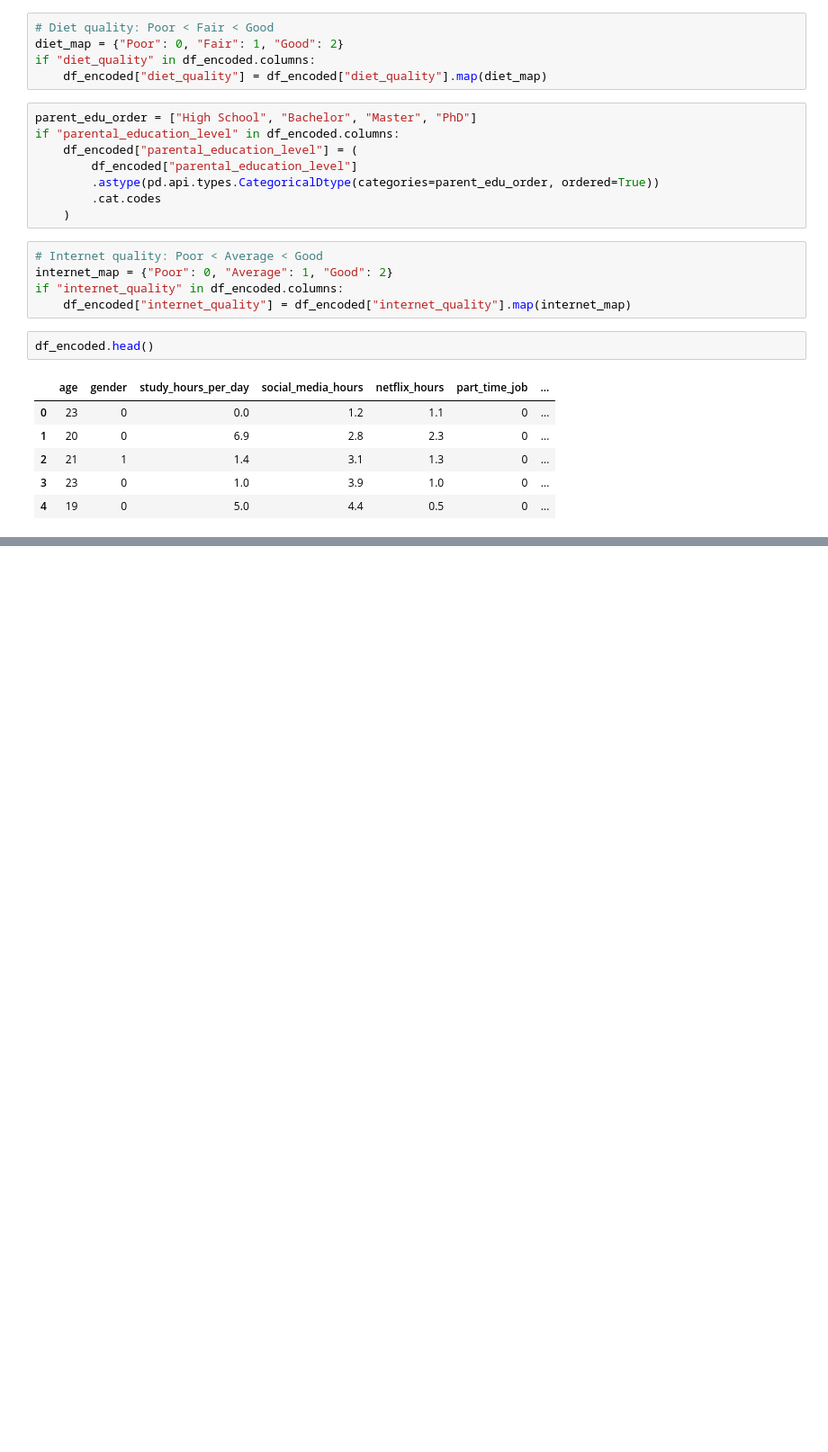
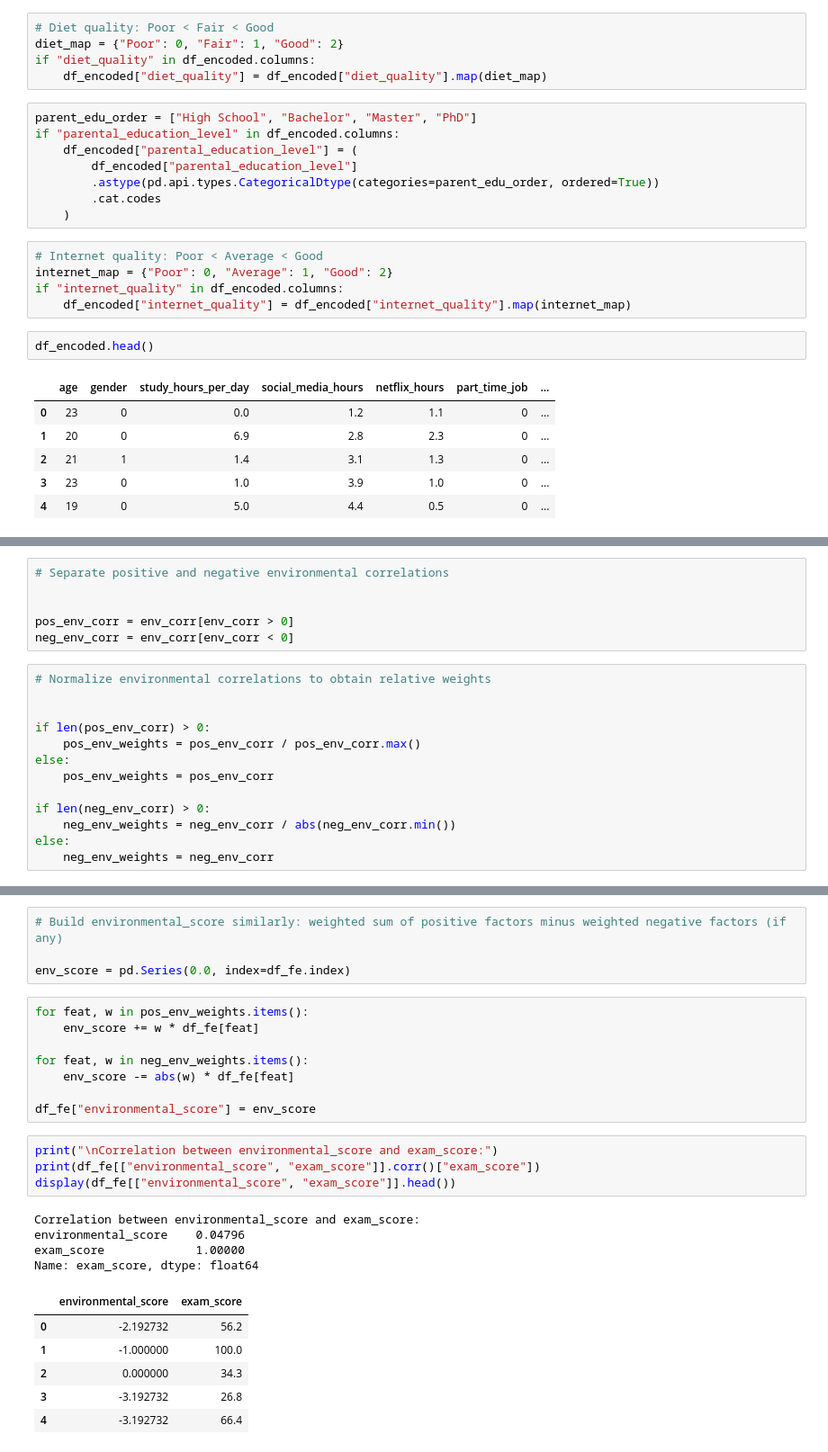
Before and after one commit to eceorenler/DM4Edu, a Jupyter notebook: main.ipynb, the cells around one changed output, grey strips where cells are left out. Shown at 90% size. Saved outputs shown, nothing was run; the diff lists cells and outputs as text; blank space fills up the shorter version.

```diff
--- a/main.ipynb
+++ b/main.ipynb
@@ -265,0 +327,19 @@ df_encoded.head()
+# %%
+# Separate positive and negative environmental correlations
+
+
+pos_env_corr = env_corr[env_corr > 0]
+neg_env_corr = env_corr[env_corr < 0]
+# %%
+# Normalize environmental correlations to obtain relative weights
+
+
+if len(pos_env_corr) > 0:
+    pos_env_weights = pos_env_corr / pos_env_corr.max()
+else:
+    pos_env_weights = pos_env_corr
+
+if len(neg_env_corr) > 0:
+    neg_env_weights = neg_env_corr / abs(neg_env_corr.min())
+else:
+    neg_env_weights = neg_env_corr
@@ -265,0 +361,27 @@ df_encoded.head()
+# %%
+# Build environmental_score similarly: weighted sum of positive factors minus weighted negative factors (if any)
+
+env_score = pd.Series(0.0, index=df_fe.index)
+# %%
+for feat, w in pos_env_weights.items():
+    env_score += w * df_fe[feat]
+
+for feat, w in neg_env_weights.items():
+    env_score -= abs(w) * df_fe[feat]
+
+df_fe["environmental_score"] = env_score
+# %%
+print("\nCorrelation between environmental_score and exam_score:")
+print(df_fe[["environmental_score", "exam_score"]].corr()["exam_score"])
+display(df_fe[["environmental_score", "exam_score"]].head())
+# %% [output]
+Correlation between environmental_score and exam_score:
+environmental_score    0.04796
+exam_score             1.00000
+Name: exam_score, dtype: float64
+|  | environmental_score | exam_score |
+| 0 | -2.192732 | 56.2 |
+| 1 | -1.000000 | 100.0 |
+| 2 | 0.000000 | 34.3 |
+| 3 | -3.192732 | 26.8 |
+| 4 | -3.192732 | 66.4 |
```
Also changed, not shown: parts of 9 cells of this notebook.
